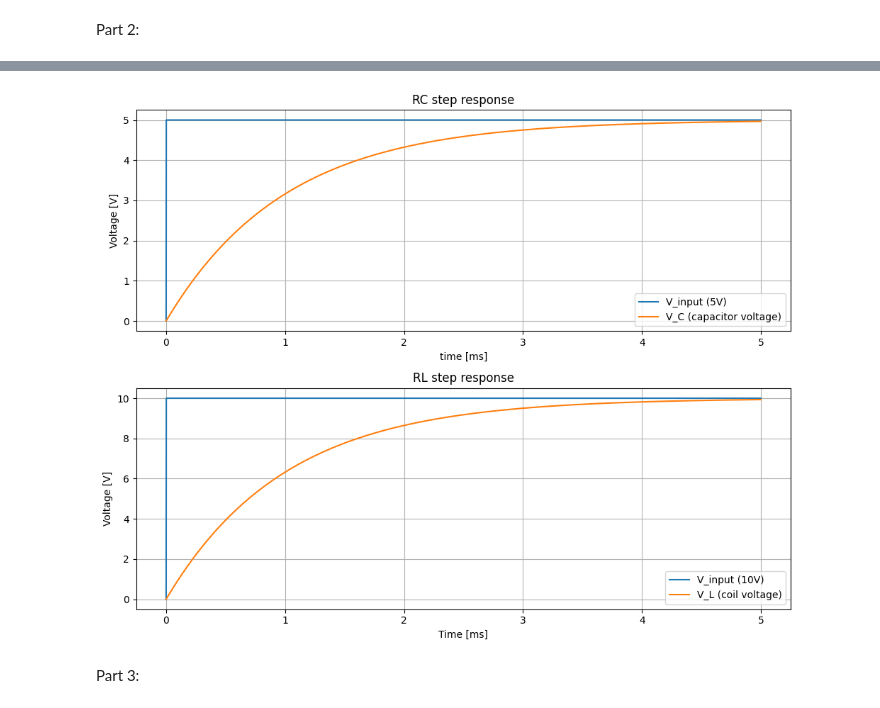
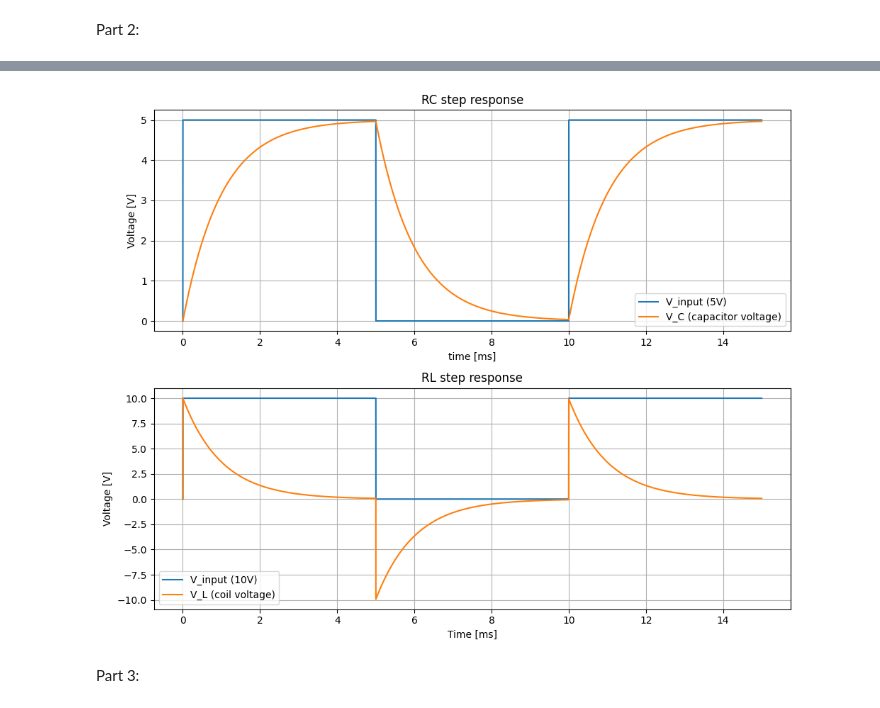
Before and after one commit to Bogdomeble/Python-EE, a Jupyter notebook: lab5/lab5.ipynb, the cells around one changed output, grey strips where cells are left out. Drawn from its saved outputs; the diff is of its cells as text; code cells hidden in the pictures.

```diff
--- a/lab5/lab5.ipynb
+++ b/lab5/lab5.ipynb
@@ -46,7 +46,7 @@ circuit_rc.R(1, '_in_', 'out', 1@u_kOhm)
 circuit_rc.C(1, 'out', circuit_rc.gnd, 1@u_uF)
 
 simulator_rc = circuit_rc.simulator(temperature=25, nominal_temperature=25, simulator='ngspice-shared')
-analysis_rc = simulator_rc.transient(step_time=10@u_us, end_time=5@u_ms)
+analysis_rc = simulator_rc.transient(step_time=10@u_us, end_time=15@u_ms)
 
 # --- RL circuit ---
 circuit_rl = Circuit('RL Step Response')
@@ -58,7 +58,7 @@ circuit_rl.R(1, '_in_', 'out', 10@u_Ohm)
 circuit_rl.L(1, 'out', circuit_rl.gnd, 10@u_mH)
 
 simulator_rl = circuit_rl.simulator(temperature=25, nominal_temperature=25, simulator='ngspice-shared')
-analysis_rl = simulator_rl.transient(step_time=10@u_us, end_time=5@u_ms)
+analysis_rl = simulator_rl.transient(step_time=10@u_us, end_time=15@u_ms)
 
 # --- plots ---
 fig, (ax1, ax2) = plt.subplots(2, 1, figsize=(10, 8))
@@ -76,7 +76,7 @@ ax1.legend()
 # RL circuit plot
 time_rl = np.array(analysis_rl.time) * 1000
 ax2.plot(time_rl, np.array(analysis_rl['_in_']), label='V_input (10V)')
-ax2.plot(time_rl, np.array(analysis_rl['_in_']) - np.array(analysis_rl['out']), label='V_L (coil voltage)')
+ax2.plot(time_rl, np.array(analysis_rl['out']), label='V_L (coil voltage)')
 ax2.set_title('RL step response')
 ax2.set_xlabel('Time [ms]')
 ax2.set_ylabel('Voltage [V]')
@@ -106,4 +106,4 @@ C1 out 0 1uF
-[figure, old version]
+[figure, new version]
 # %% [markdown]
 Part 3:
 # %%
```
Also changed, not shown: parts of 4 cells of this notebook, 1 other file.
